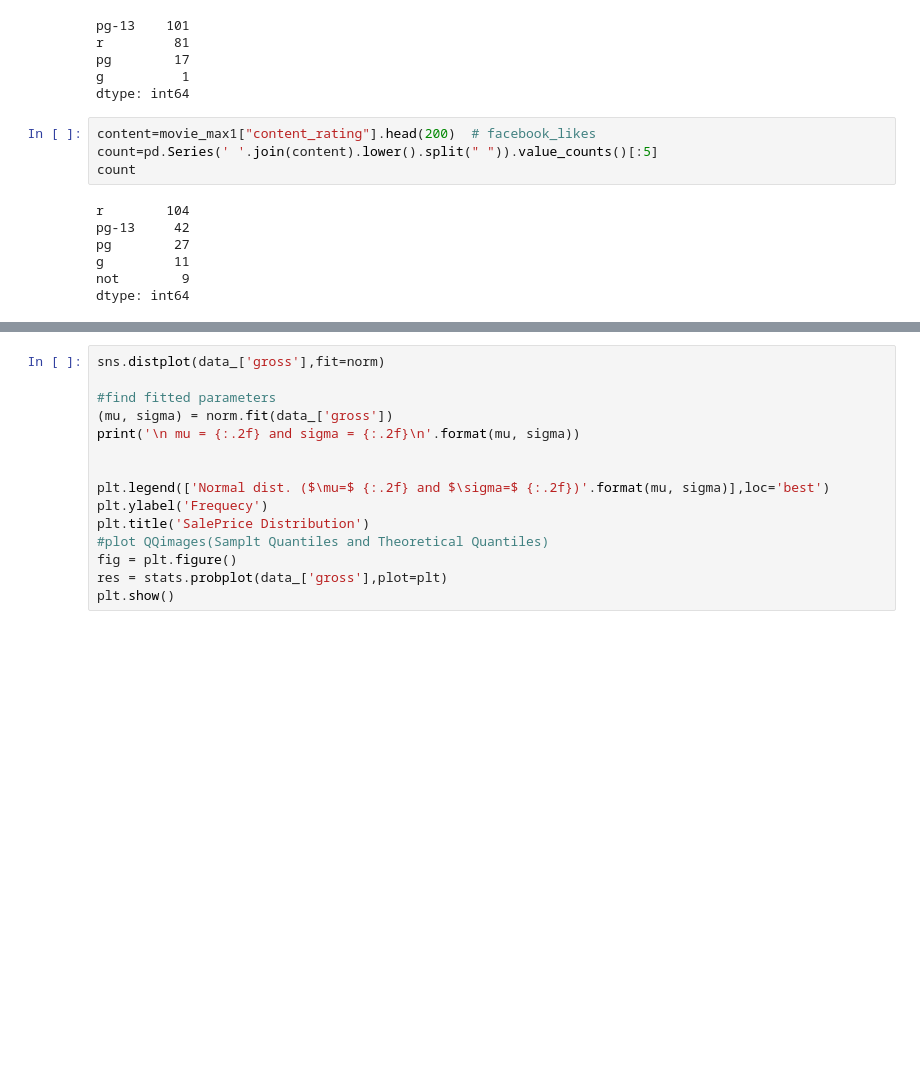
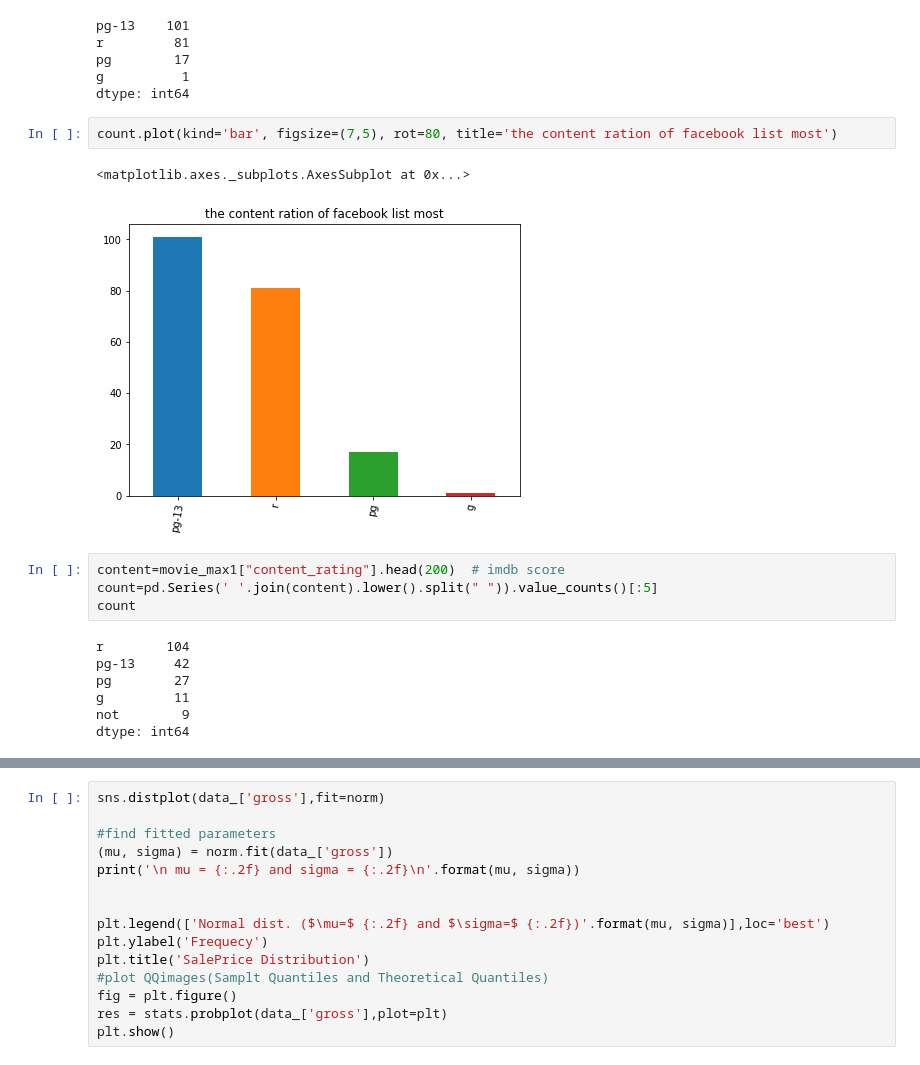
Before and after one commit to yuyi-7/Design-for-course, a Jupyter notebook: movie/movie.ipynb, the cells around one changed output, grey strips where cells are left out. Saved outputs shown, nothing was run; the diff lists cells and outputs as text; blank space fills up the shorter version.

```diff
--- a/movie/movie.ipynb
+++ b/movie/movie.ipynb
@@ -495,8 +504,13 @@ r         81
 pg        17
 g          1
 dtype: int64
+# %%
+count.plot(kind='bar', figsize=(7,5), rot=80, title='the content ration of facebook list most')
+# %% [output]
+<matplotlib.axes._subplots.AxesSubplot at 0x...>
+[figure, added]
 # %%
-content=movie_max1["content_rating"].head(200)  # facebook_likes
+content=movie_max1["content_rating"].head(200)  # imdb score
 count=pd.Series(' '.join(content).lower().split(" ")).value_counts()[:5]
 count
 # %% [output]
```
Also changed, not shown: parts of 10 cells of this notebook, 1 other file.
